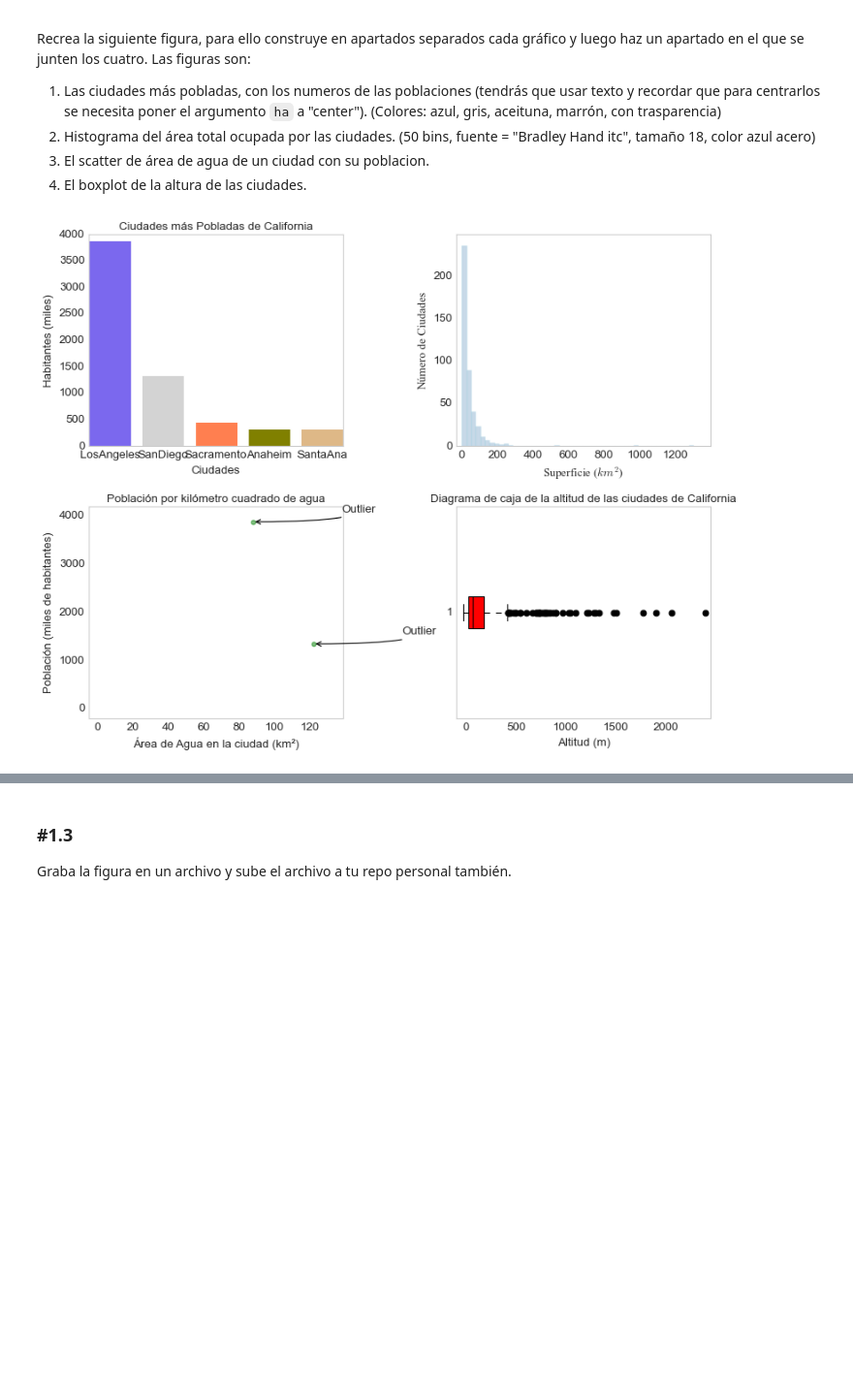
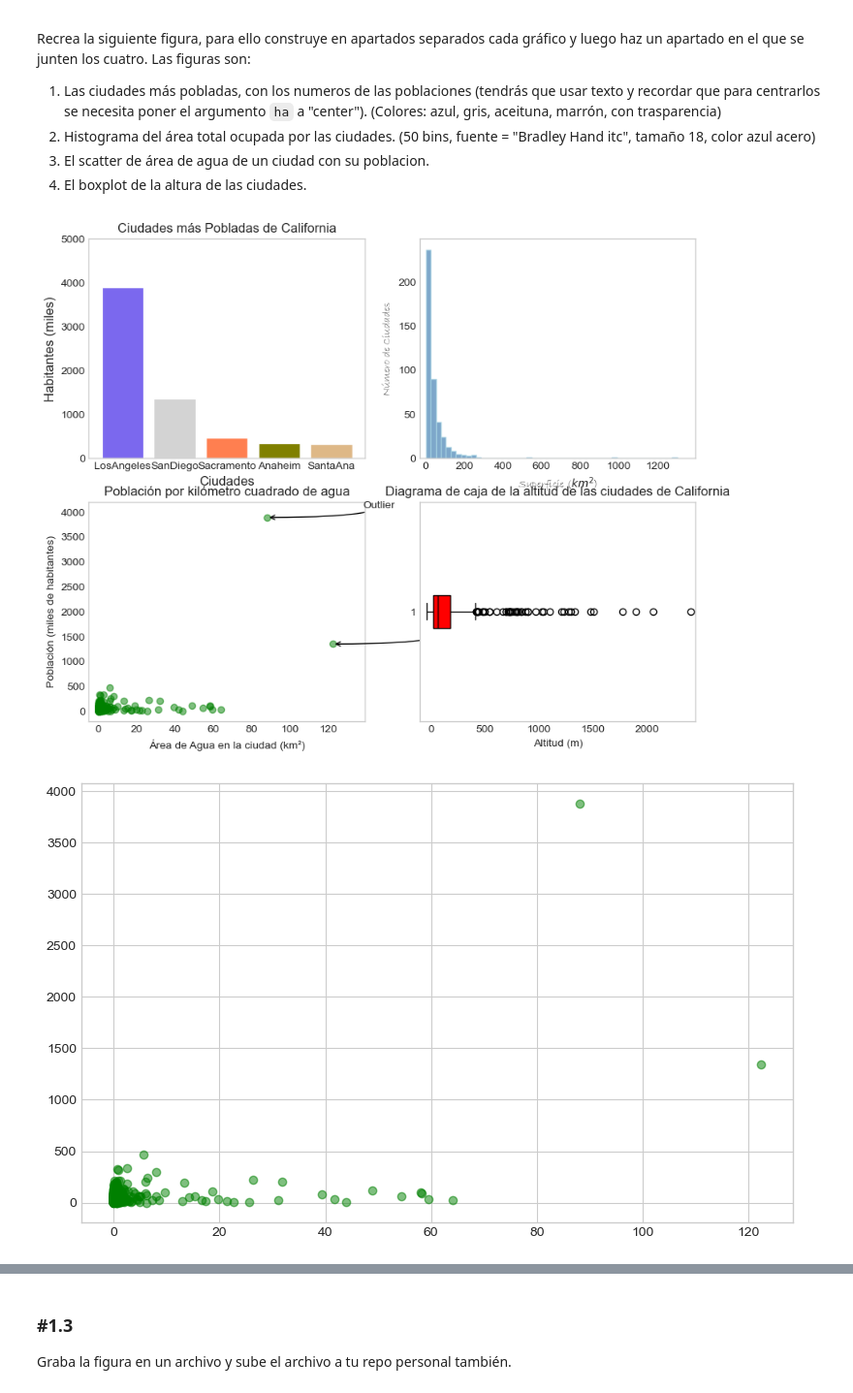
Before and after one commit to v1ckyseque1ra/DS_Online_Octubre24, a Jupyter notebook: Ejercicios Challenge/sprint 8/18_Practica_Obligatoria_Visualizacion_Basica.ipynb, the cells around one changed output, grey strips where cells are left out. Shown at 97% size. Drawn from its saved outputs; the diff is of its cells as text; code cells hidden in the pictures; blank space fills up the shorter version.

```diff
--- a/Ejercicios Challenge/sprint 8/18_Practica_Obligatoria_Visualizacion_Basica.ipynb
+++ b/Ejercicios Challenge/sprint 8/18_Practica_Obligatoria_Visualizacion_Basica.ipynb
@@ -65,7 +68,7 @@ Recrea la siguiente figura, para ello construye en apartados separados cada grá
 # %%
 # Crear la figura con una grilla de 2x2
 fig, axs = plt.subplots(2, 2, figsize=(10, 8))
-
+'--------------------------------------------------------------------------------------'
 # 1. Gráfico de barras (posición (0, 0))
 ax = axs[0, 0]
 df_sorted = df.sort_values(by='population_total', ascending=False)
@@ -77,52 +80,62 @@ ax.bar(eje_x, eje_y,
        edgecolor='white')
 ax.set_title('Ciudades más Pobladas de California', size=12)
 ax.set_ylabel('Habitantes (miles)', fontsize=12)
+ax.set_ylim(0, 5000)
 ax.set_xlabel('Ciudades', fontsize=12)
 ax.grid(False)
-
+'--------------------------------------------------------------------------------------'
 # 2. Histograma (posición (0, 1))
 ax = axs[0, 1]
 area_data = df['area_total_km2']
-ax.hist(area_data, bins=50, color='steelblue', edgecolor='lightblue', alpha=0.3)
-ax.set_ylabel('Número de Ciudades', font='Times New Roman')
-ax.set_xlabel('Superficie ($km^{2}$)', font='Times New Roman')
+ax.hist(area_data, bins=50, color='steelblue', edgecolor='lightblue', alpha=0.7)
+ax.set_ylabel('Número de Ciudades', font='Bradley Hand ITC')
+ax.set_xlabel('Superficie ($km^{2}$)', font='Bradley Hand ITC')
 ax.set_xlim(-30, 1399)
 ax.set_ylim(0, 249)
 ax.grid(False)
-
+'--------------------------------------------------------------------------------------'
 # 3. Scatterplot (posición (1, 0))
 ax = axs[1, 0]
+plt.figure(figsize = (8,5))
+plt.scatter(df["area_water_km2"],
+            df["population_total"]/1000,
+            alpha=0.5,
+            color='g'
+           )
+x=df["area_water_km2"]
+y=df["population_total"]/1000
 outliers_x = df[df['population_total'] > 1000000].area_water_km2
 outliers_y = df[df['population_total'] > 1000000].population_total / 1000
-ax.scatter(outliers_x, outliers_y, color='g', alpha=0.5)
+ax.scatter(x,y, color='g', alpha=0.5)
 flecha = {"arrowstyle": "->", "connectionstyle": "angle3"}
 for i, (ox, oy) in enumerate(zip(outliers_x, outliers_y)):
     ax.annotate(f"Outlier", xy=(ox, oy), xytext=(ox + 50, oy + 200), arrowprops=flecha)
 ax.set_xlim(-5, 139)
 ax.set_ylim(-200, 4200)
 ax.set_xlabel('Área de Agua en la ciudad (km²)')
 ax.set_ylabel('Población (miles de habitantes)')
 ax.set_title('Población por kilómetro cuadrado de agua', size=12)
 ax.grid(False)
-
+'--------------------------------------------------------------------------------------'
 # 4. Boxplot (posición (1, 1))
 ax = axs[1, 1]
 altitud = df['elevation_m']
 ax.boxplot(altitud, whis=1.5, vert=False, sym='o', patch_artist=True,
            boxprops={'color': 'black', 'facecolor': 'red'},
            whiskerprops={'color': 'black'},
            flierprops={'color': 'black'},
            medianprops={'color': 'black'})
 ax.set_title('Diagrama de caja de la altitud de las ciudades de California', size=12)
 ax.set_xlabel('Altitud (m)')
 ax.set_xlim(-100, max(altitud) + 50)
 ax.grid(False)
 
 # Ajustar la distribución de los subgráficos
 plt.tight_layout()
 plt.show()
 # %% [output]
-[figure, old version]
+[figure, new version]
+[figure, added]
 # %%
 #1 Grafico de barras
 
```
Also changed, not shown: parts of 7 cells of this notebook, 3 other files.
